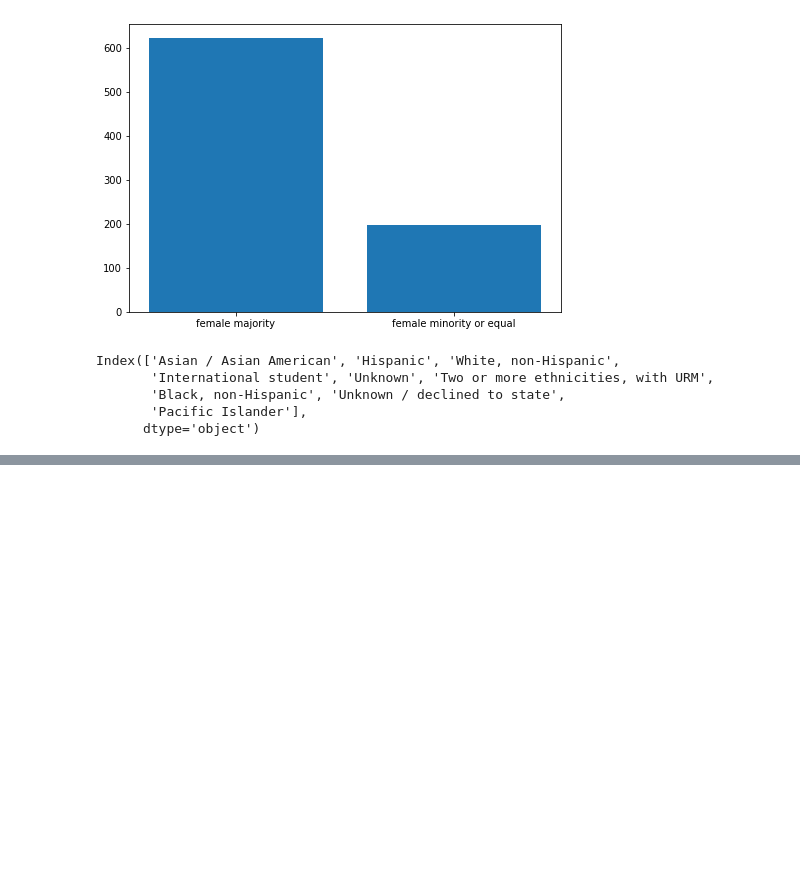
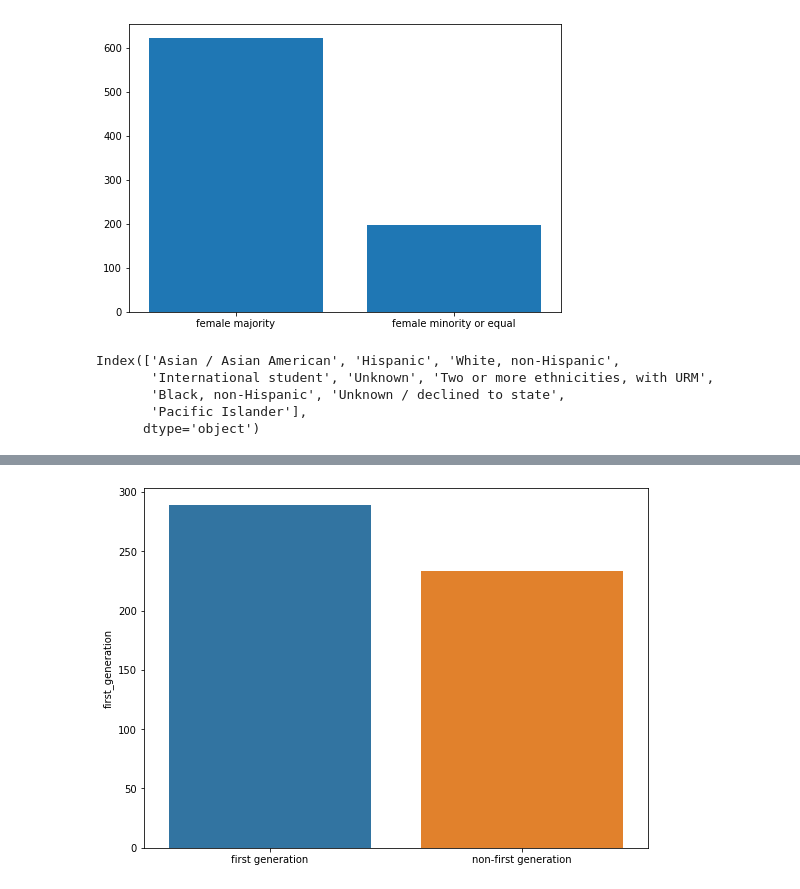
Before and after one commit to The-Language-and-Learning-Analytics-Lab/cult-div-rqa, a Jupyter notebook: Visualization.ipynb, the cells around one changed output, grey strips where cells are left out. Cells and saved outputs as stored; diff of their text form; code cells hidden in the pictures; blank space fills up the shorter version.

```diff
--- a/Visualization.ipynb
+++ b/Visualization.ipynb
@@ -70,0 +121,9 @@ len(data.mellon_id.unique())
+# %%
+fig = plt.figure(figsize=(7,5))
+ax = fig.add_axes([0,0,1,1])
+k = ['first generation', 'non-first generation']
+val = data.groupby(['mellon_id']).first_generation.max().value_counts()
+sns.barplot(k, val)
+plt.show()
+# %% [output]
+[figure, added]
```
Also changed, not shown: parts of 21 cells of this notebook, 1 other file.
